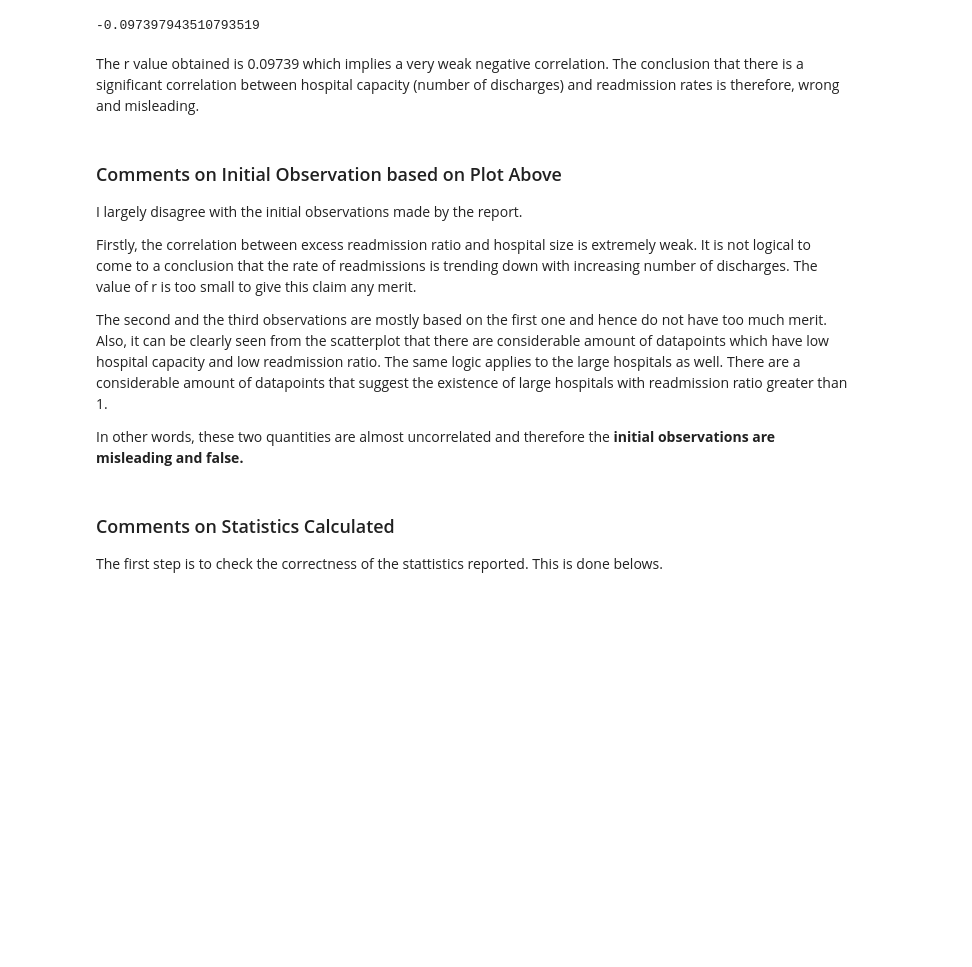
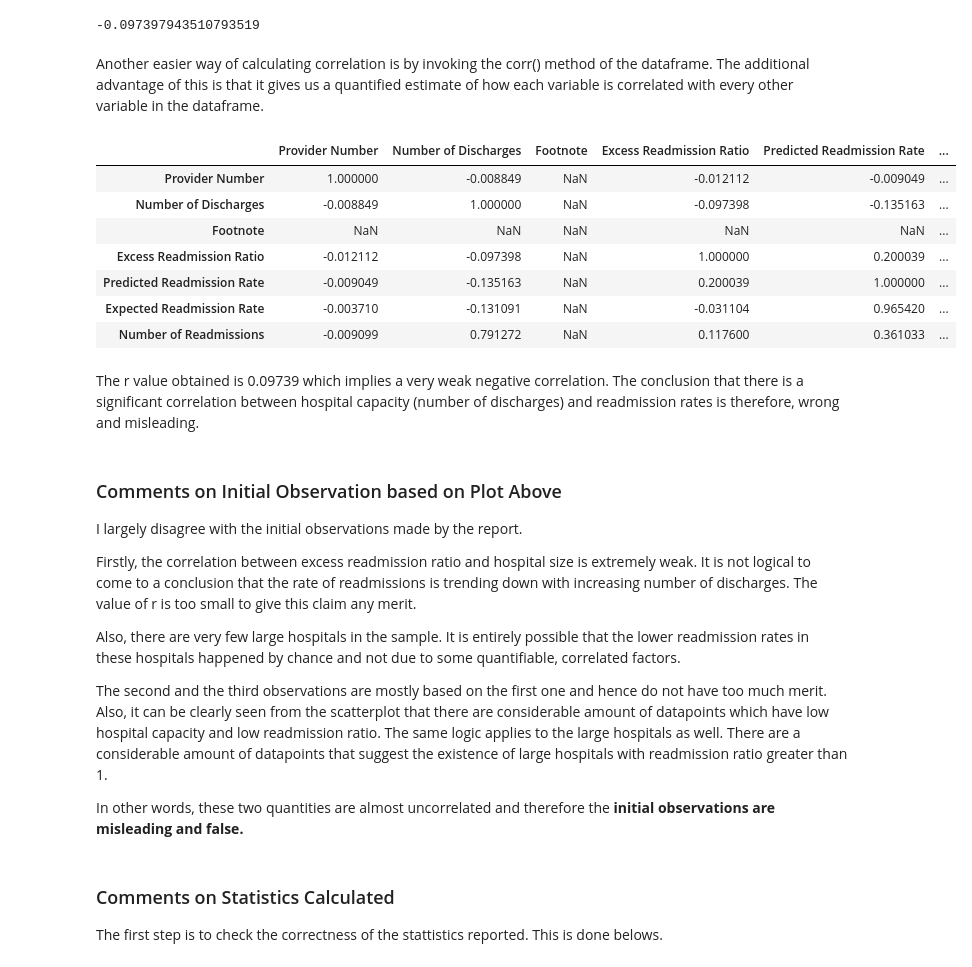
Before and after one commit to rounakbanik/dsc_springboard, a Jupyter notebook: inferential_statistics/hospital_readmit/sliderule_dsi_inferential_statistics_exercise_3.ipynb, the cells around one changed output. Cells and saved outputs as stored; diff of their text form; code cells hidden in the pictures; blank space fills up the shorter version.

```diff
--- a/inferential_statistics/hospital_readmit/sliderule_dsi_inferential_statistics_exercise_3.ipynb
+++ b/inferential_statistics/hospital_readmit/sliderule_dsi_inferential_statistics_exercise_3.ipynb
@@ -158,6 +146,19 @@ slope, intercept, r_value, p_value, std_err = stats.linregress(df2['Number of Di
 r_value
 # %% [output]
 -0.097397943510793519
+# %% [markdown]
+Another easier way of calculating correlation is by invoking the corr() method of the dataframe. The additional advantage of this is that it gives us a quantified estimate of how each variable is correlated with every other variable in the dataframe.
+# %%
+df2.corr()
+# %% [output]
+|  | Provider Number | Number of Discharges | Footnote | Excess Readmission Ratio | Predicted Readmission Rate | ... |
+| Provider Number | 1.000000 | -0.008849 | NaN | -0.012112 | -0.009049 | ... |
+| Number of Discharges | -0.008849 | 1.000000 | NaN | -0.097398 | -0.135163 | ... |
+| Footnote | NaN | NaN | NaN | NaN | NaN | ... |
+| Excess Readmission Ratio | -0.012112 | -0.097398 | NaN | 1.000000 | 0.200039 | ... |
+| Predicted Readmission Rate | -0.009049 | -0.135163 | NaN | 0.200039 | 1.000000 | ... |
+| Expected Readmission Rate | -0.003710 | -0.131091 | NaN | -0.031104 | 0.965420 | ... |
+| Number of Readmissions | -0.009099 | 0.791272 | NaN | 0.117600 | 0.361033 | ... |
 # %% [markdown]
 The r value obtained is 0.09739 which implies a very weak negative correlation. The conclusion that there is a significant correlation between hospital capacity (number of discharges) and readmission rates is therefore, wrong and misleading.
 # %% [markdown]
@@ -167,6 +168,8 @@ I largely disagree with the initial observations made by the report.
 
 Firstly, the correlation between excess readmission ratio and hospital size is extremely weak. It is not logical to come to a conclusion that the rate of readmissions is trending down with increasing number of discharges. The value of r is too small to give this claim any merit.
 
+Also, there are very few large hospitals in the sample. It is entirely possible that the lower readmission rates in these hospitals happened by chance and not due to some quantifiable, correlated factors.
+
 The second and the third observations are mostly based on the first one and hence do not have too much merit. Also, it can be clearly seen from the scatterplot that there are considerable amount of datapoints which have low hospital capacity and low readmission ratio. The same logic applies to the large hospitals as well. There are a considerable amount of datapoints that suggest the existence of large hospitals with readmission ratio greater than 1.
 
 In other words, these two quantities are almost uncorrelated and therefore the **initial observations are misleading and false.**
```
Also changed, not shown: parts of 15 cells of this notebook, 2 other files.
